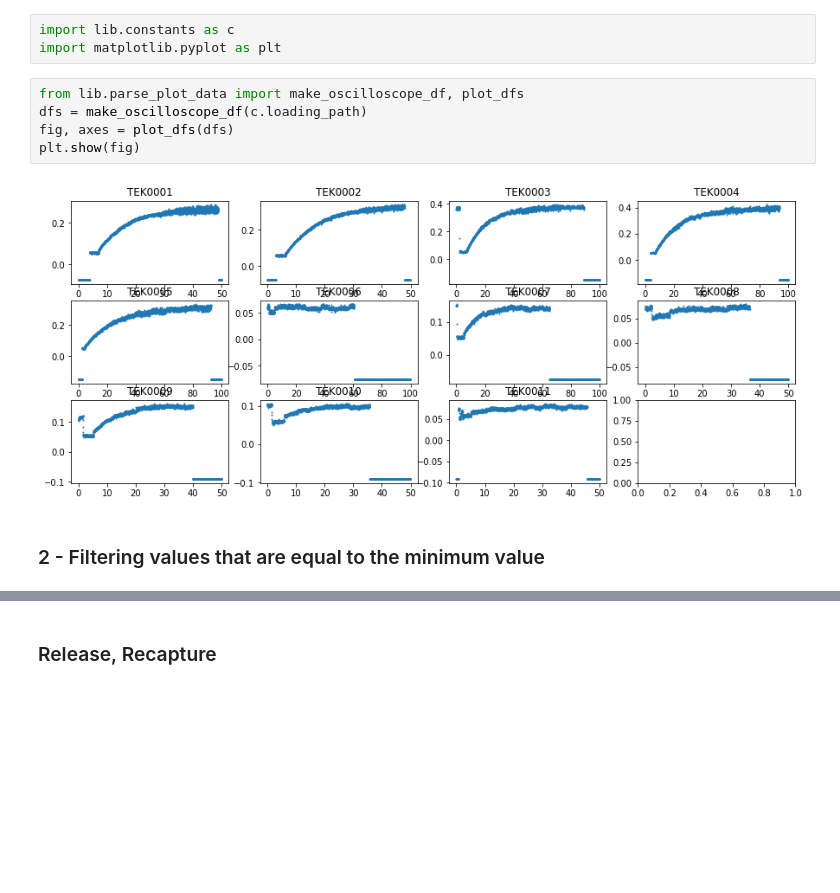
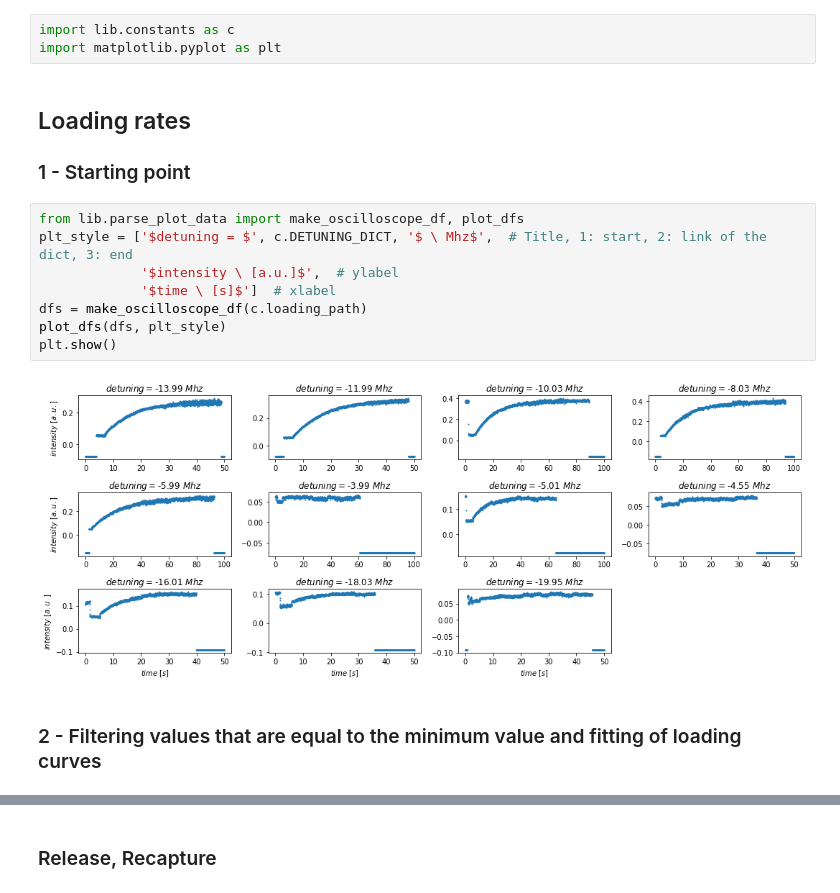
Before and after one commit to MoritzAdam/F20-MagnetoOpticTrap, a Jupyter notebook: notebooks/main.ipynb, the cells around one changed output, grey strips where cells are left out. Cells and saved outputs as stored; diff of their text form; blank space fills up the shorter version.

```diff
--- a/notebooks/main.ipynb
+++ b/notebooks/main.ipynb
@@ -12,14 +9,20 @@ sys.path.append(r'C:\Users\MoAda\Documents\Physics\FP\F20-MagnetoOpticTrap')
 # %%
 import lib.constants as c
 import matplotlib.pyplot as plt
+# %% [markdown]
+## Loading rates
+### 1 - Starting point
 # %%
 from lib.parse_plot_data import make_oscilloscope_df, plot_dfs
+plt_style = ['$detuning = $', c.DETUNING_DICT, '$ \ Mhz$',  # Title, 1: start, 2: link of the dict, 3: end
+             '$intensity \ [a.u.]$',  # ylabel
+             '$time \ [s]$']  # xlabel
 dfs = make_oscilloscope_df(c.loading_path)
-fig, axes = plot_dfs(dfs)
-plt.show(fig)
+plot_dfs(dfs, plt_style)
+plt.show()
 # %% [output]
-[figure, old version]
+[figure, new version]
 # %% [markdown]
-### 2 - Filtering values that are equal to the minimum value
+### 2 - Filtering values that are equal to the minimum value and fitting of loading curves
 # %%
 from lib.filter_data import filter_loading
```
Also changed, not shown: parts of 18 cells of this notebook, 1 other file.
